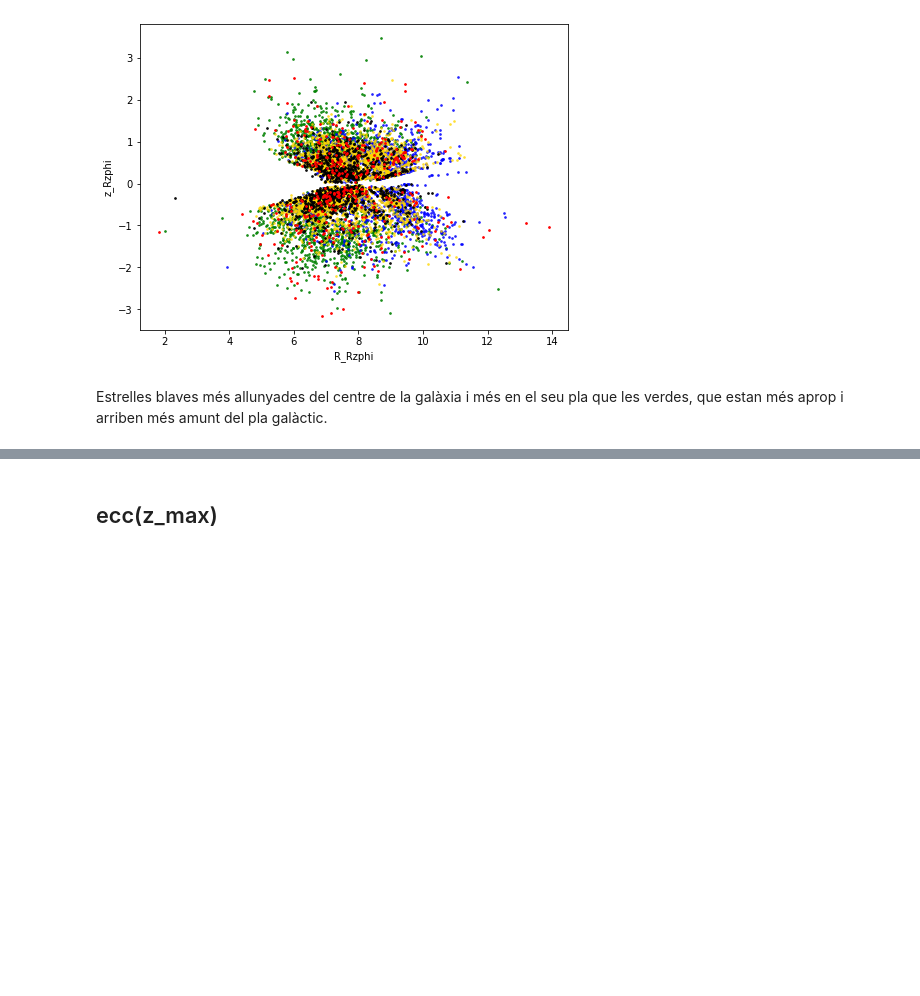
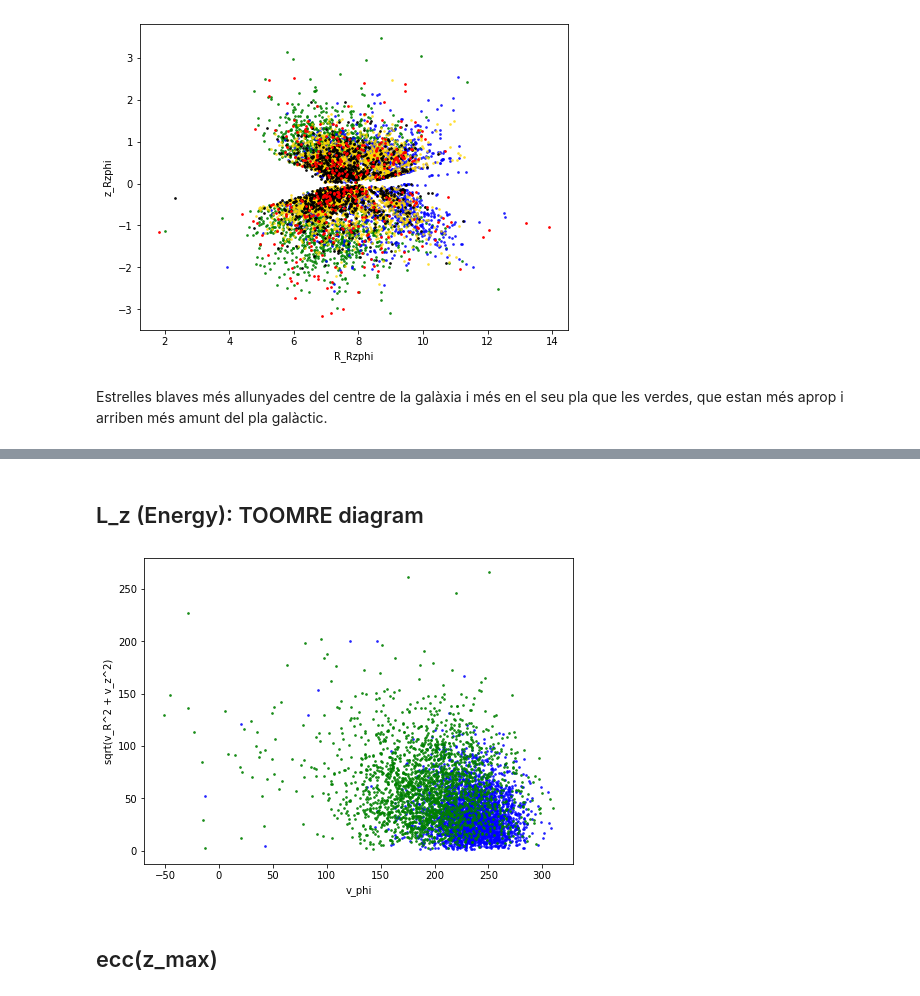
Before and after one commit to aleixcb/tfg_galah, a Jupyter notebook: py/XD aplicat a RC.ipynb, the cells around one changed output, grey strips where cells are left out. Cells and saved outputs as stored; diff of their text form; code cells hidden in the pictures; blank space fills up the shorter version.

```diff
--- a/py/XD aplicat a RC.ipynb
+++ b/py/XD aplicat a RC.ipynb
@@ -372,3 +378,19 @@ Estrelles blaves més allunyades del centre de la galàxia i més en el seu pla
+# %% [markdown]
+## L_z (Energy): TOOMRE diagram
+# %%
+fig = plt.figure(figsize=(7,5))
+fig.subplots_adjust(left=0.1, right=0.95,
+                    bottom=0.1, top=0.95,
+                    wspace=0.02, hspace=0.02)
+plt.xlabel("v_phi")
+plt.ylabel("sqrt(v_R^2 + v_z^2)")
+
+for ii in [4,3]:
+    plt.scatter(galah_rc.data['vT_Rzphi'][maxprob_per_star==ii],
+                np.sqrt(((galah_rc.data['vR_Rzphi'][maxprob_per_star==ii])**2) + ((galah_rc.data['vz_Rzphi'][maxprob_per_star==ii])**2)),
+                color=ck[ii], s=3, alpha=1-clf.alpha[ii])
+# %% [output]
+[figure, added]
 # %% [markdown]
 ## ecc(z_max)
 # %%
```
Also changed, not shown: parts of 3 cells of this notebook, 1 other file.
